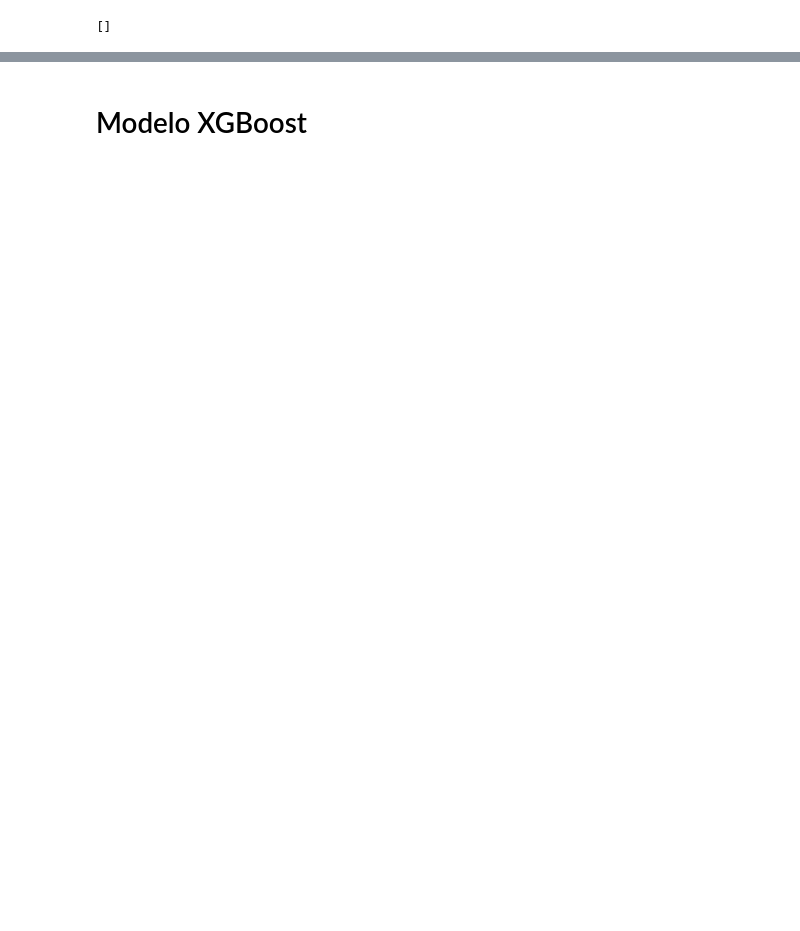
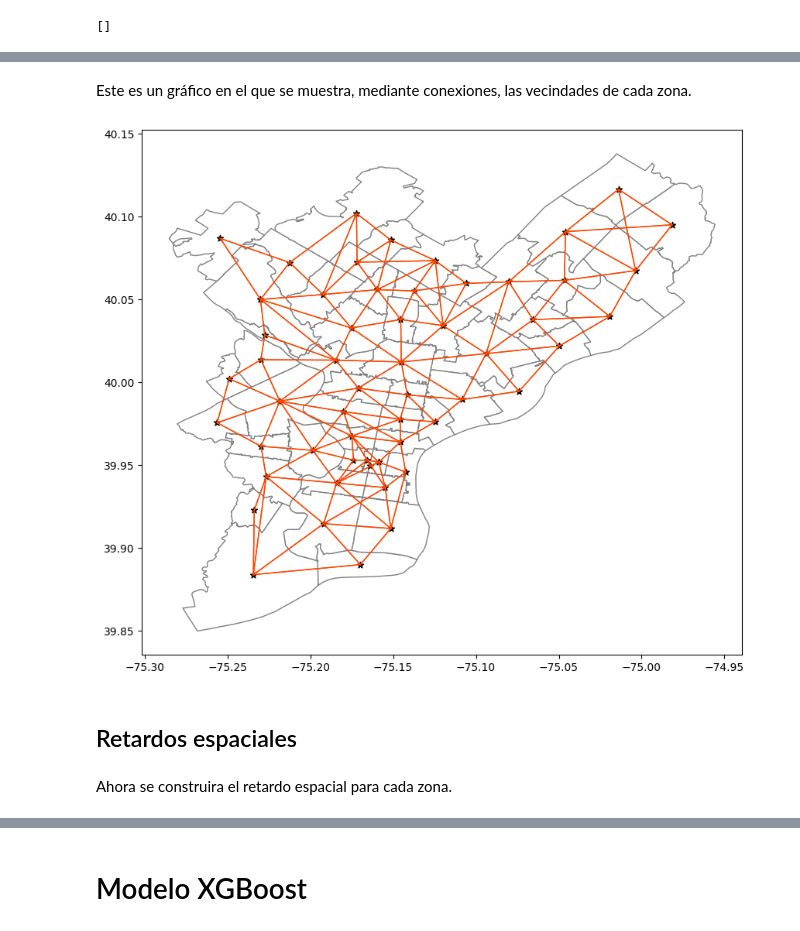
Before and after one commit to dnunez29/Trabajo-Final-Graduacion, a Jupyter notebook: Scripts/TFM_DanielNunezVargas_Modelo.ipynb, the cells around one changed output, grey strips where cells are left out. Cells and saved outputs as stored; diff of their text form; code cells hidden in the pictures; blank space fills up the shorter version.

```diff
--- a/Scripts/TFM_DanielNunezVargas_Modelo.ipynb
+++ b/Scripts/TFM_DanielNunezVargas_Modelo.ipynb
@@ -121,0 +227,23 @@ wr.pct_nonzero
+# %% [markdown]
+Este es un gráfico en el que se muestra, mediante conexiones, las vecindades de cada zona.
+# %%
+# Plot graph connections
+ax = aggregate_df_train.plot(
+        edgecolor="grey", facecolor="w",
+        figsize=(10,10)
+    )
+
+wq.plot(
+    aggregate_df_train,
+    edge_kws=dict(linewidth=1, color="orangered"),
+    node_kws=dict(marker="*"),
+    ax=ax
+)
+
+plt.show()
+# %% [output]
+[figure, added]
+# %% [markdown]
+## Retardos espaciales
+# %% [markdown]
+Ahora se construira el retardo espacial para cada zona.
```
Also changed, not shown: parts of 62 cells of this notebook, 1 other file.
